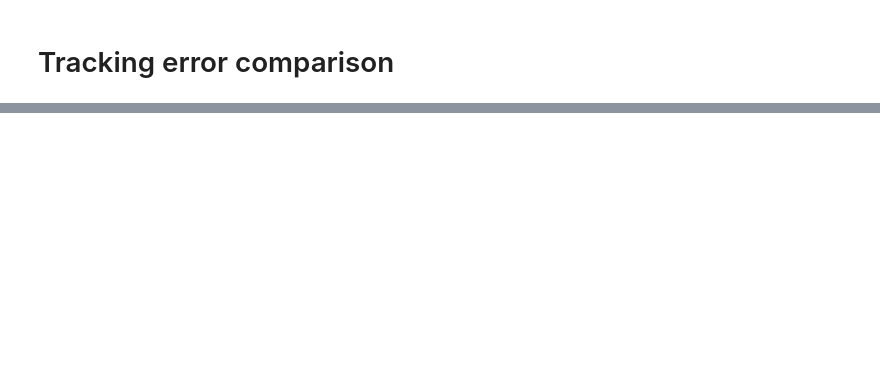
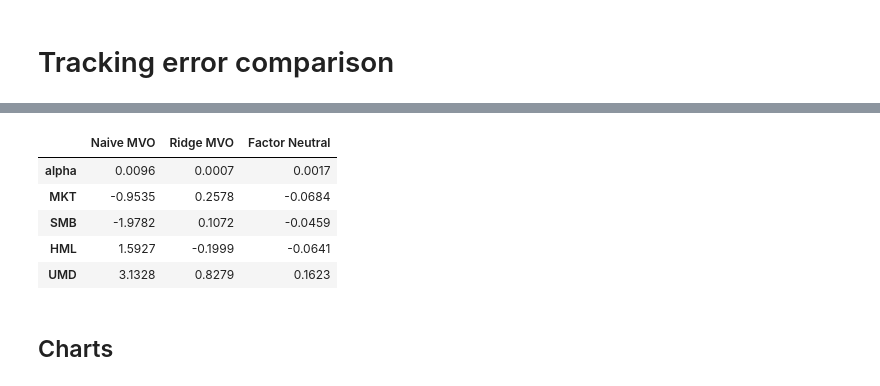
Before and after one commit to cyee02/MQF, a Jupyter notebook: QF600/Assignment 2 - Beta Neutral/AP_Week_5_assignment_.ipynb, the cells around one changed output, grey strips where cells are left out. Cells and saved outputs as stored; diff of their text form; code cells hidden in the pictures; blank space fills up the shorter version.

```diff
--- a/QF600/Assignment 2 - Beta Neutral/AP_Week_5_assignment_.ipynb
+++ b/QF600/Assignment 2 - Beta Neutral/AP_Week_5_assignment_.ipynb
@@ -570,0 +707,45 @@ print(TE_results.round(6))
+# %%
+# Regress each strategy's daily excess return on the four factors:
+#   R_p,t - R_f,t = alpha + b_MKT MKT_t + b_SMB SMB_t + b_HML HML_t + b_UMD UMD_t + e_t
+excess_returns = portfolio_returns.sub(rf_daily, axis=0)
+
+X = np.column_stack([np.ones(len(F)), F.values])  # intercept column + factors
+XtX_inv = np.linalg.inv(X.T @ X)
+dof = len(F) - X.shape[1]
+
+coefficients = {}
+alpha_t_stats = {}
+r_squared = {}
+for s in STRATEGIES:
+    y = excess_returns[s].values
+    c = XtX_inv @ X.T @ y
+    e = y - X @ c
+    coefficients[s] = c
+    alpha_t_stats[s] = c[0] / np.sqrt((e @ e / dof) * XtX_inv[0, 0])  # OLS standard error
+    r_squared[s] = 1 - (e @ e) / ((y - y.mean()) @ (y - y.mean()))
+
+coefficients = pd.DataFrame(coefficients, index=["alpha"] + list(F.columns))
+
+# French-Fama benchmark: what each strategy's factor exposures alone would have earned,
+# i.e. R_f plus the fitted factor return, with no alpha.
+betas = coefficients.loc[F.columns]
+benchmark_returns = pd.DataFrame(F.values @ betas.values, index=F.index, columns=STRATEGIES).add(rf_daily, axis=0)
+
+benchmark_values = pd.concat([
+    pd.DataFrame(1.0, index=[prices.index[0]], columns=STRATEGIES),
+    (1 + benchmark_returns).cumprod(),
+]).rename_axis("Date")
+
+# Active return = strategy - benchmark = alpha + e_t
+active_returns = portfolio_returns - benchmark_returns
+
+coefficients.round(4)
+# %% [output]
+|  | Naive MVO | Ridge MVO | Factor Neutral |
+| alpha | 0.0096 | 0.0007 | 0.0017 |
+| MKT | -0.9535 | 0.2578 | -0.0684 |
+| SMB | -1.9782 | 0.1072 | -0.0459 |
+| HML | 1.5927 | -0.1999 | -0.0641 |
+| UMD | 3.1328 | 0.8279 | 0.1623 |
+# %% [markdown]
+## Charts
```
Also changed, not shown: parts of 26 cells of this notebook.
